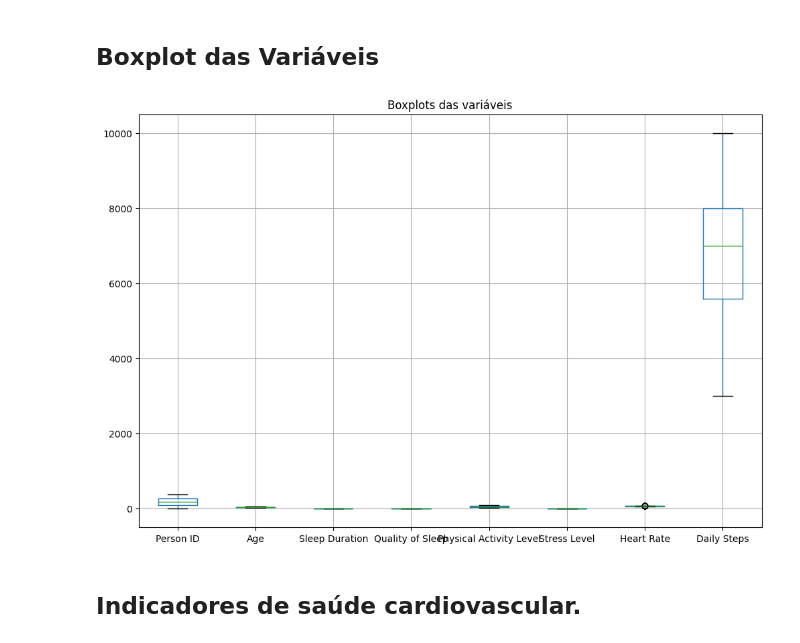
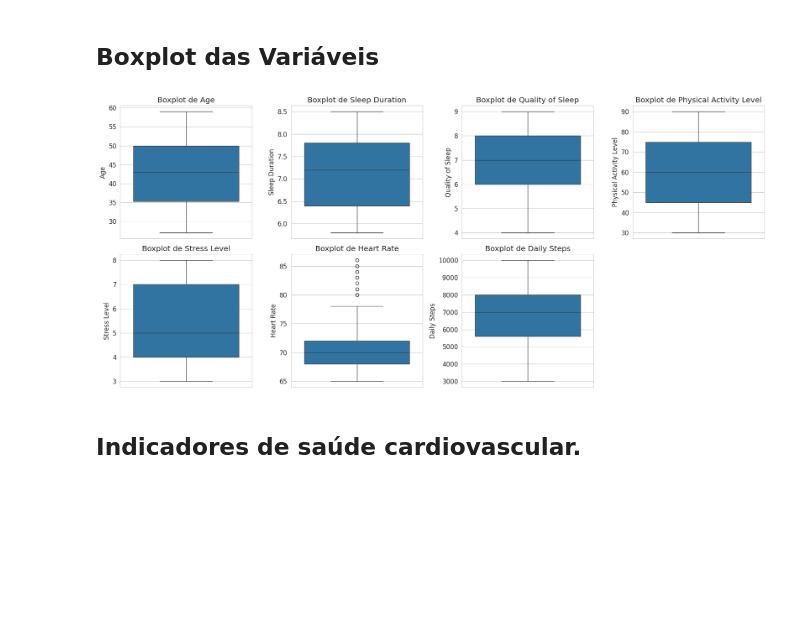
Before and after one commit to AndrielHenrique/Analise-de-Dados, a Jupyter notebook: base02.ipynb, the cells around one changed output. Drawn from its saved outputs; the diff is of its cells as text; code cells hidden in the pictures; blank space fills up the shorter version.

```diff
--- a/base02.ipynb
+++ b/base02.ipynb
@@ -126,13 +224,16 @@ df.hist(bins=15, figsize=(30,12));
 Pelos gráficos de histograma
 # %% [markdown]
 ## Boxplot das Variáveis
-# %%
-plt.figure(figsize=(12, 8))
-df.boxplot()
-plt.title("Boxplots das variáveis")
-plt.show()
-# %% [output]
-[figure, removed]
+# %%
+plt.figure(figsize=(18, 12))
+for i, col in enumerate(numerical_cols):
+    plt.subplot(3, 4, i + 1)
+    sns.boxplot(y=df[col].dropna())
+    plt.title(f'Boxplot de {col}')
+plt.tight_layout()
+plt.show()
+# %% [output]
+[figure, added]
 # %% [markdown]
 ## Indicadores de saúde cardiovascular.
 # %% [markdown]
```
Also changed, not shown: parts of 15 cells of this notebook.
